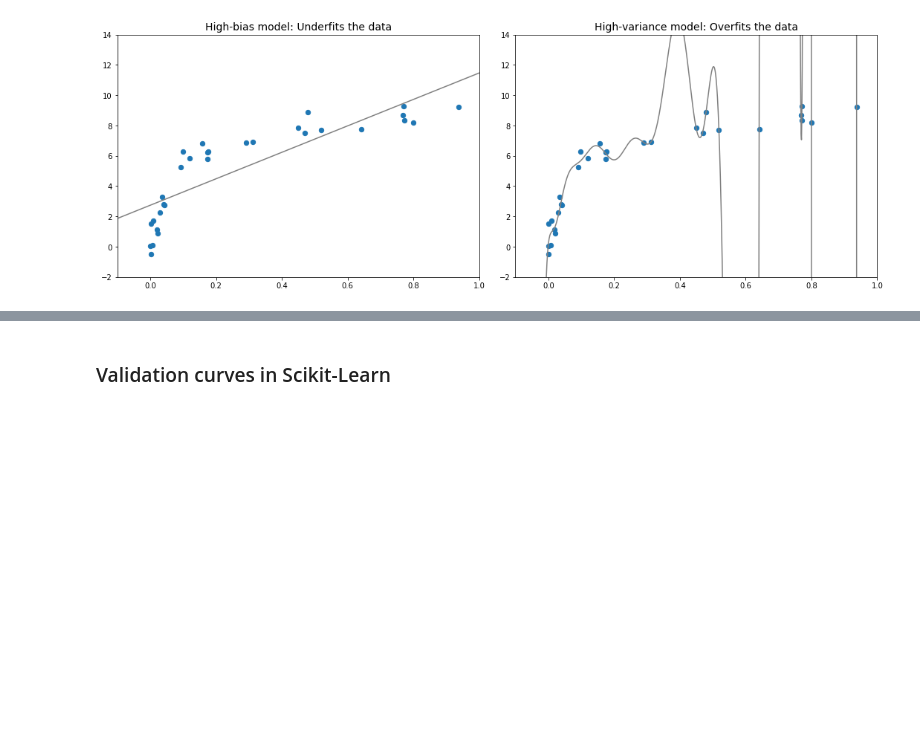
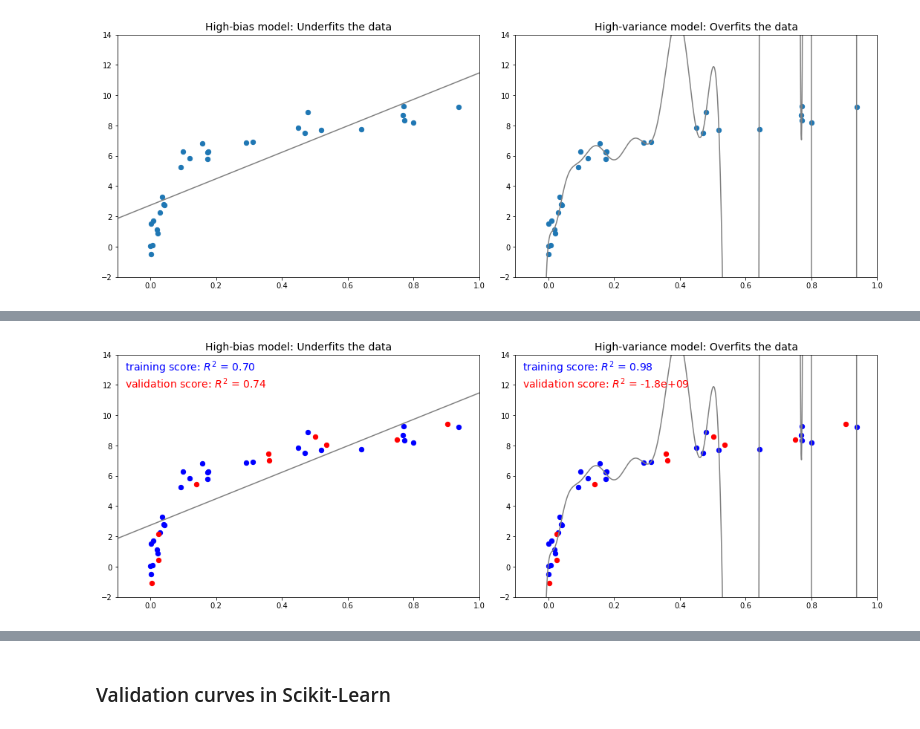
Before and after one commit to UlrikeBoehm/PythonDataScience, a Jupyter notebook: 05_MachineLearning/3_Hyperparameters_Model_Validation.ipynb, the cells around one changed output, grey strips where cells are left out. Saved outputs shown, nothing was run; the diff lists cells and outputs as text; code cells hidden in the pictures; blank space fills up the shorter version.

Commit message:
Added explanation underfit / bias

```diff
--- a/05_MachineLearning/3_Hyperparameters_Model_Validation.ipynb
+++ b/05_MachineLearning/3_Hyperparameters_Model_Validation.ipynb
@@ -209,0 +212,29 @@ The model on the right attempts to fit a high-order polynominal through the data
+# %%
+fig, ax = plt.subplots(1, 2, figsize=(16, 6))
+fig.subplots_adjust(left=0.0625, right=0.95, wspace=0.1)
+
+X2, y2 = make_data(10, rseed=42)
+
+ax[0].scatter(X.ravel(), y, s=40, c='blue')
+ax[0].plot(xfit.ravel(), model1.predict(xfit), color='gray')
+ax[0].axis([-0.1, 1.0, -2, 14])
+ax[0].set_title('High-bias model: Underfits the data', size=14)
+ax[0].scatter(X2.ravel(), y2, s=40, c='red')
+ax[0].text(0.02, 0.98, "training score: $R^2$ = {0:.2f}".format(model1.score(X, y)),
+           ha='left', va='top', transform=ax[0].transAxes, size=14, color='blue')
+ax[0].text(0.02, 0.91, "validation score: $R^2$ = {0:.2f}".format(model1.score(X2, y2)),
+           ha='left', va='top', transform=ax[0].transAxes, size=14, color='red')
+
+ax[1].scatter(X.ravel(), y, s=40, c='blue')
+ax[1].plot(xfit.ravel(), model20.predict(xfit), color='gray')
+ax[1].axis([-0.1, 1.0, -2, 14])
+ax[1].set_title('High-variance model: Overfits the data', size=14)
+ax[1].scatter(X2.ravel(), y2, s=40, c='red')
+ax[1].text(0.02, 0.98, "training score: $R^2$ = {0:.2g}".format(model20.score(X, y)),
+           ha='left', va='top', transform=ax[1].transAxes, size=14, color='blue')
+ax[1].text(0.02, 0.91, "validation score: $R^2$ = {0:.2g}".format(model20.score(X2, y2)),
+           ha='left', va='top', transform=ax[1].transAxes, size=14, color='red')
+
+fig.savefig('figures/05.03-bias-variance-2.png')
+# %% [output]
+[figure, added]
```
Also changed, not shown: parts of 4 cells of this notebook, 2 other files.
